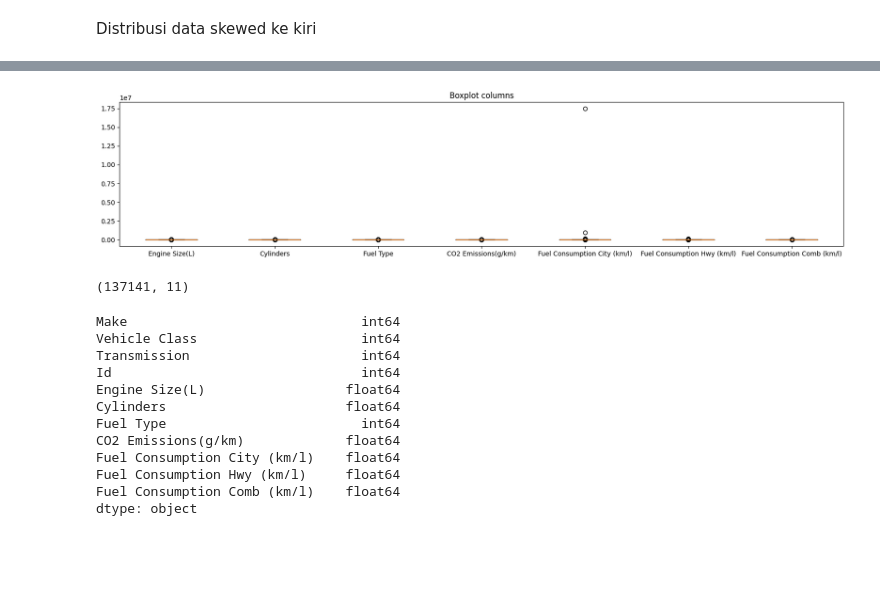
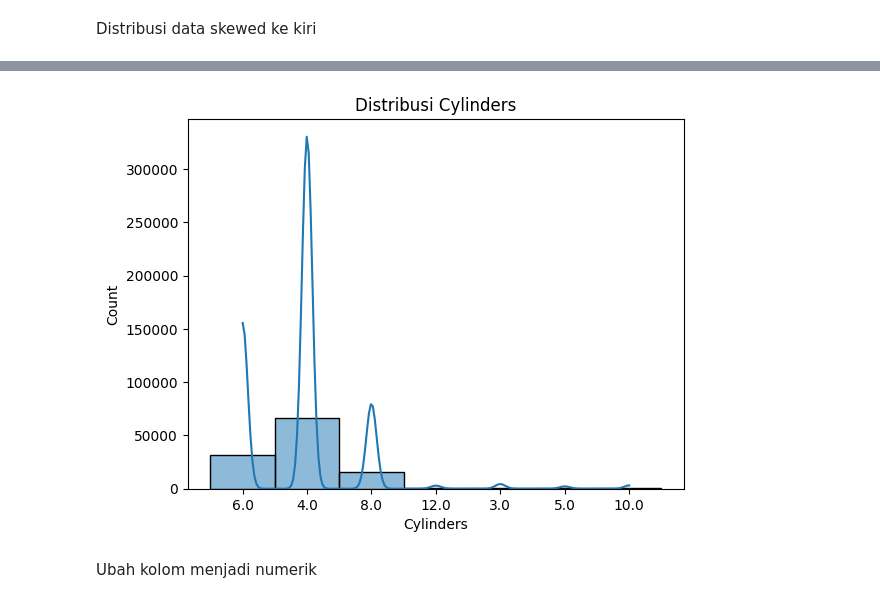
Before and after one commit to dikaizm/data-slayer, a Jupyter notebook: notebooks/1.0-data-exploration.ipynb, the cells around one changed output, grey strips where cells are left out. Drawn from its saved outputs; the diff is of its cells as text; code cells hidden in the pictures; blank space fills up the shorter version.

```diff
--- a/notebooks/1.0-data-exploration.ipynb
+++ b/notebooks/1.0-data-exploration.ipynb
@@ -354,12 +196,0 @@ sns.heatmap(corr, annot=True, linewidths=0.5, cbar_kws={"shrink": 0.5})
-# %%
-# Boxplot IQR to visualize outliers
-exclude_cols = ['Make', 'Vehicle Class', 'Transmission', 'Id']
-cols_to_plot = [col for col in train.columns if col not in exclude_cols]
-data_to_plot = [train[col].dropna().values for col in cols_to_plot]
-
-plt.figure(figsize=(20, 4))
-plt.boxplot(x=data_to_plot, labels=cols_to_plot)
-plt.title("Boxplot columns")
-plt.show()
-# %% [output]
-[figure, removed]
@@ -386,19 +197,8 @@ modified_train = pd.concat([train[['Make', 'Vehicle Class', 'Transmission', 'Id'
-# %%
-modified_train.shape
-# %% [output]
-(137141, 11)
-# %%
-modified_train.dtypes
-# %% [output]
-Make                              int64
-Vehicle Class                     int64
-Transmission                      int64
-Id                                int64
-Engine Size(L)                  float64
-Cylinders                       float64
-Fuel Type                         int64
-CO2 Emissions(g/km)             float64
-Fuel Consumption City (km/l)    float64
-Fuel Consumption Hwy (km/l)     float64
-Fuel Consumption Comb (km/l)    float64
-dtype: object
+# %%
+sns.histplot(train_similarized['Cylinders'].dropna(), kde=True)
+plt.title('Distribusi Cylinders')
+plt.show()
+# %% [output]
+[figure, added]
+# %% [markdown]
+Ubah kolom menjadi numerik
```
Also changed, not shown: parts of 49 cells of this notebook, 7 other files.
